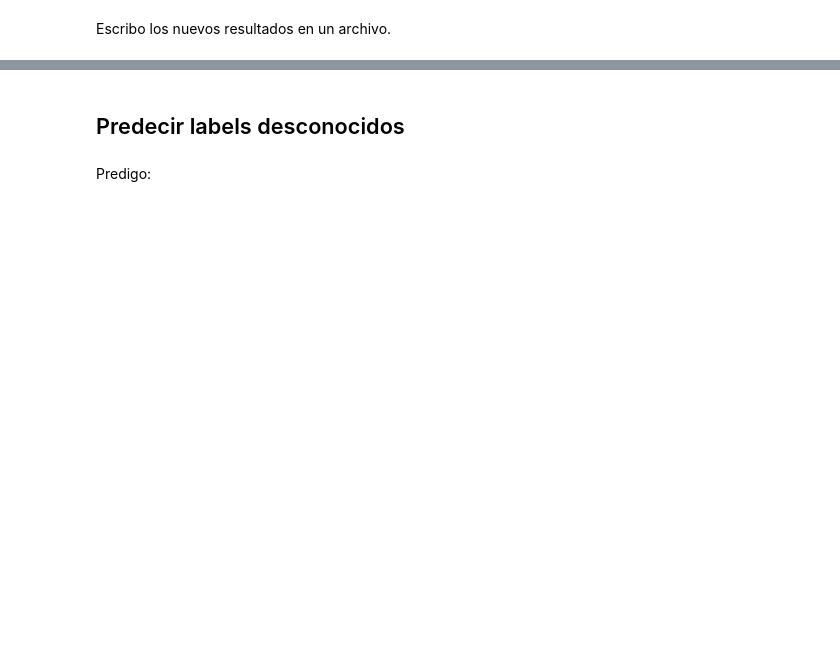
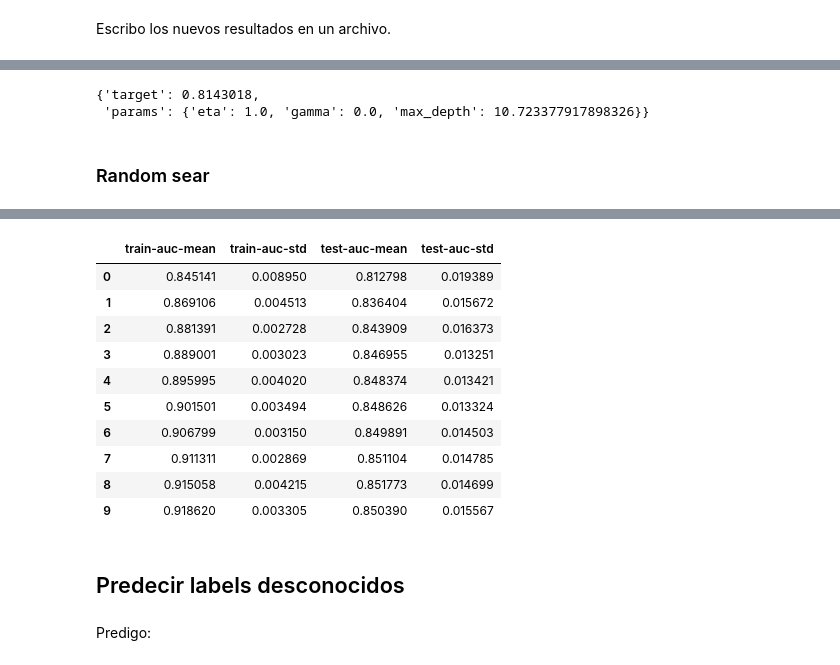
Before and after one commit to seblaz/7506-datos-tp2, a Jupyter notebook: Algoritmos de ML/XGBoost.ipynb, the cells around one changed output, grey strips where cells are left out. Saved outputs shown, nothing was run; the diff lists cells and outputs as text; code cells hidden in the pictures; blank space fills up the shorter version.

```diff
--- a/Algoritmos de ML/XGBoost.ipynb
+++ b/Algoritmos de ML/XGBoost.ipynb
@@ -80,6 +51,0 @@ Predigo:
-# %%
-labels_test = labels_test.merge(df_features, how='inner', on='person')
-# %%
-test_matrix = xgb.DMatrix(labels_test.loc[:, columns])
-# %%
-labels_test['label_predicted'] = bst.predict(test_matrix)
@@ -94,11 +87,11 @@ auc score: 0.8381846485195491
 
 Vamos a hacer un kfold con sklearn.
 # %%
-splits = 5
-max_depth_values = 5
+splits = 10
+max_depth_values = 10
 eta_values = 5
 gamma_values = 5
-num_round_values = 50
+num_round_values = 10
 # %%
 param = {
     'max_depth': 30,
@@ -181,0 +276,11 @@ mejores_resultados.to_csv(hiperparametros_csv)
+# %%
+optimizer.max
+# %% [output]
+{'target': 0.8143018,
+ 'params': {'eta': 1.0, 'gamma': 0.0, 'max_depth': 10.723377917898326}}
+# %% [markdown]
+### Random sear
+# %%
+dtrain = xgb.DMatrix(data, label=target)
+xgb.cv({}, dtrain, nfold=10, metrics='auc', verbose_eval=False, shuffle=False, stratified=True, maximize=True, early_stopping_rounds=15)
+# %% [output]
@@ -182,3 +304,14 @@ mejores_resultados.to_csv(hiperparametros_csv)
+|  | train-auc-mean | train-auc-std | test-auc-mean | test-auc-std |
+| 0 | 0.845141 | 0.008950 | 0.812798 | 0.019389 |
+| 1 | 0.869106 | 0.004513 | 0.836404 | 0.015672 |
+| 2 | 0.881391 | 0.002728 | 0.843909 | 0.016373 |
+| 3 | 0.889001 | 0.003023 | 0.846955 | 0.013251 |
+| 4 | 0.895995 | 0.004020 | 0.848374 | 0.013421 |
+| 5 | 0.901501 | 0.003494 | 0.848626 | 0.013324 |
+| 6 | 0.906799 | 0.003150 | 0.849891 | 0.014503 |
+| 7 | 0.911311 | 0.002869 | 0.851104 | 0.014785 |
+| 8 | 0.915058 | 0.004215 | 0.851773 | 0.014699 |
+| 9 | 0.918620 | 0.003305 | 0.850390 | 0.015567 |
 # %% [markdown]
 ## Predecir labels desconocidos
 # %%
```
Also changed, not shown: parts of 37 cells of this notebook.
